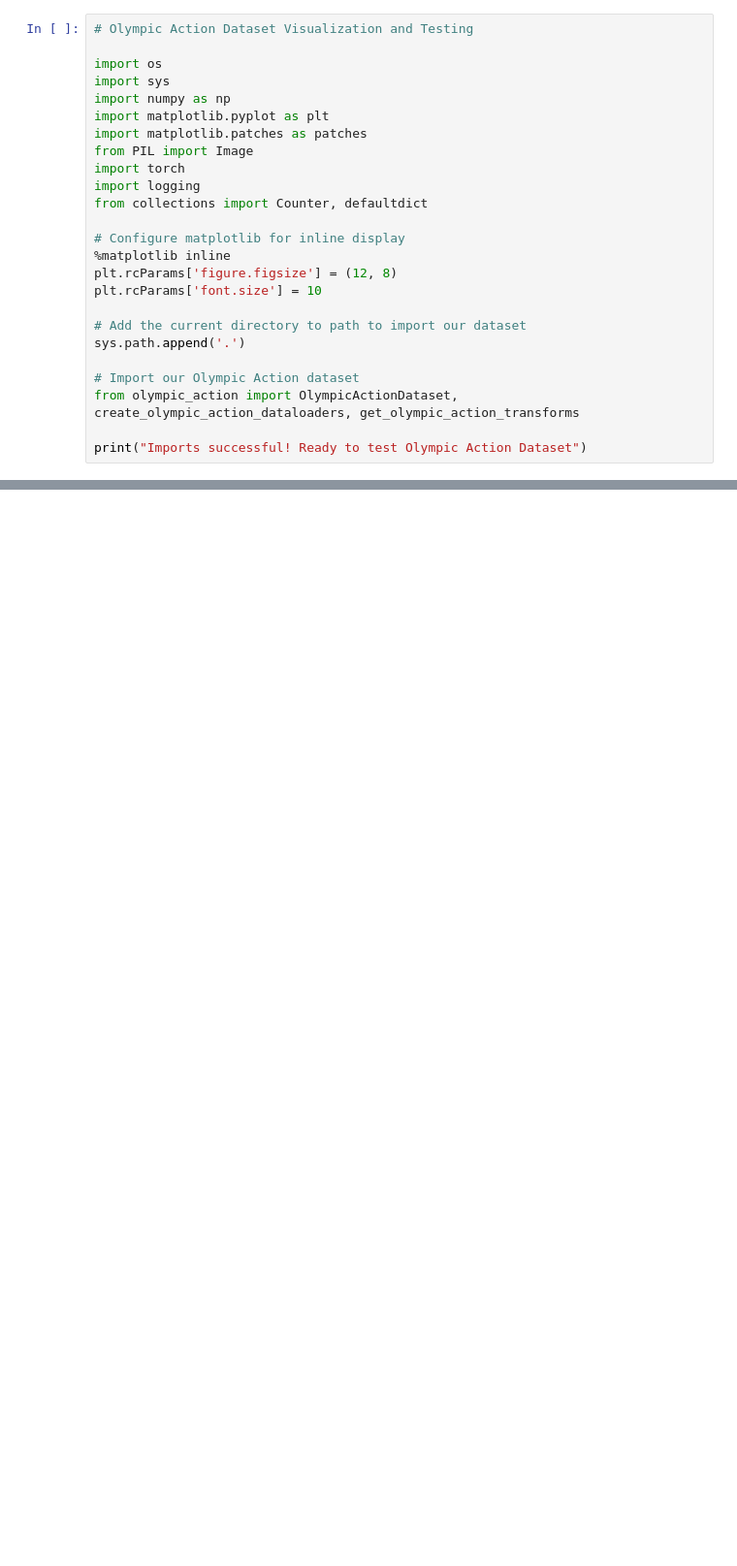
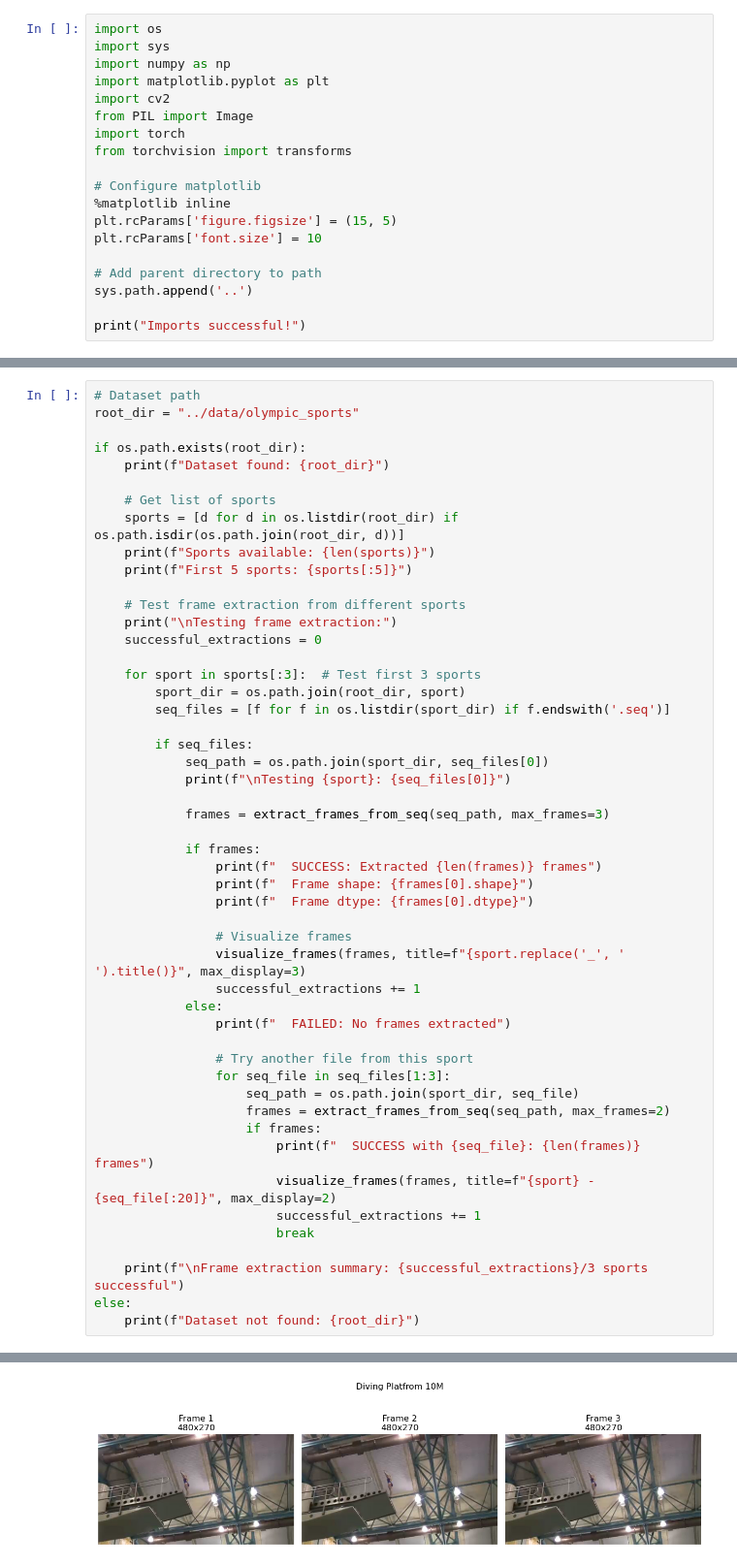
Before and after one commit to sbeeredd04/sandbox, a Jupyter notebook: Deep-Geometric-Moment/utils/olympic_visualization.ipynb, the cells around one changed output, grey strips where cells are left out. Shown at 97% size. Cells and saved outputs as stored; diff of their text form; blank space fills up the shorter version.

Commit message:
feat(olympic_action): Implement frame extraction and visualization functions

```diff
--- a/Deep-Geometric-Moment/utils/olympic_visualization.ipynb
+++ b/Deep-Geometric-Moment/utils/olympic_visualization.ipynb
@@ -1,26 +9,20 @@
 # %%
-# Olympic Action Dataset Visualization and Testing
-
 import os
 import sys
 import numpy as np
 import matplotlib.pyplot as plt
-import matplotlib.patches as patches
+import cv2
 from PIL import Image
 import torch
-import logging
-from collections import Counter, defaultdict
+from torchvision import transforms
 
-# Configure matplotlib for inline display
+# Configure matplotlib
 %matplotlib inline
-plt.rcParams['figure.figsize'] = (12, 8)
+plt.rcParams['figure.figsize'] = (15, 5)
 plt.rcParams['font.size'] = 10
 
-# Add the current directory to path to import our dataset
-sys.path.append('.')
+# Add parent directory to path
+sys.path.append('..')
 
-# Import our Olympic Action dataset
-from olympic_action import OlympicActionDataset, create_olympic_action_dataloaders, get_olympic_action_transforms
-
-print("Imports successful! Ready to test Olympic Action Dataset")
+print("Imports successful!")
 # %% [output]
@@ -45,0 +92,51 @@ This notebook provides comprehensive testing and visualization of the Olympic Ac
+# %%
+# Dataset path
+root_dir = "../data/olympic_sports"
+
+if os.path.exists(root_dir):
+    print(f"Dataset found: {root_dir}")
+
+    # Get list of sports
+    sports = [d for d in os.listdir(root_dir) if os.path.isdir(os.path.join(root_dir, d))]
+    print(f"Sports available: {len(sports)}")
+    print(f"First 5 sports: {sports[:5]}")
+
+    # Test frame extraction from different sports
+    print("\nTesting frame extraction:")
+    successful_extractions = 0
+
+    for sport in sports[:3]:  # Test first 3 sports
+        sport_dir = os.path.join(root_dir, sport)
+        seq_files = [f for f in os.listdir(sport_dir) if f.endswith('.seq')]
+
+        if seq_files:
+            seq_path = os.path.join(sport_dir, seq_files[0])
+            print(f"\nTesting {sport}: {seq_files[0]}")
+
+            frames = extract_frames_from_seq(seq_path, max_frames=3)
+
+            if frames:
+                print(f"  SUCCESS: Extracted {len(frames)} frames")
+                print(f"  Frame shape: {frames[0].shape}")
+                print(f"  Frame dtype: {frames[0].dtype}")
+
+                # Visualize frames
+                visualize_frames(frames, title=f"{sport.replace('_', ' ').title()}", max_display=3)
+                successful_extractions += 1
+            else:
+                print(f"  FAILED: No frames extracted")
+
+                # Try another file from this sport
+                for seq_file in seq_files[1:3]:
+                    seq_path = os.path.join(sport_dir, seq_file)
+                    frames = extract_frames_from_seq(seq_path, max_frames=2)
+                    if frames:
+                        print(f"  SUCCESS with {seq_file}: {len(frames)} frames")
+                        visualize_frames(frames, title=f"{sport} - {seq_file[:20]}", max_display=2)
+                        successful_extractions += 1
+                        break
+
+    print(f"\nFrame extraction summary: {successful_extractions}/3 sports successful")
+else:
+    print(f"Dataset not found: {root_dir}")
+# %% [output]
@@ -45,0 +153 @@ This notebook provides comprehensive testing and visualization of the Olympic Ac
+[figure, added]
```
Also changed, not shown: parts of 27 cells of this notebook, 3 other files.
